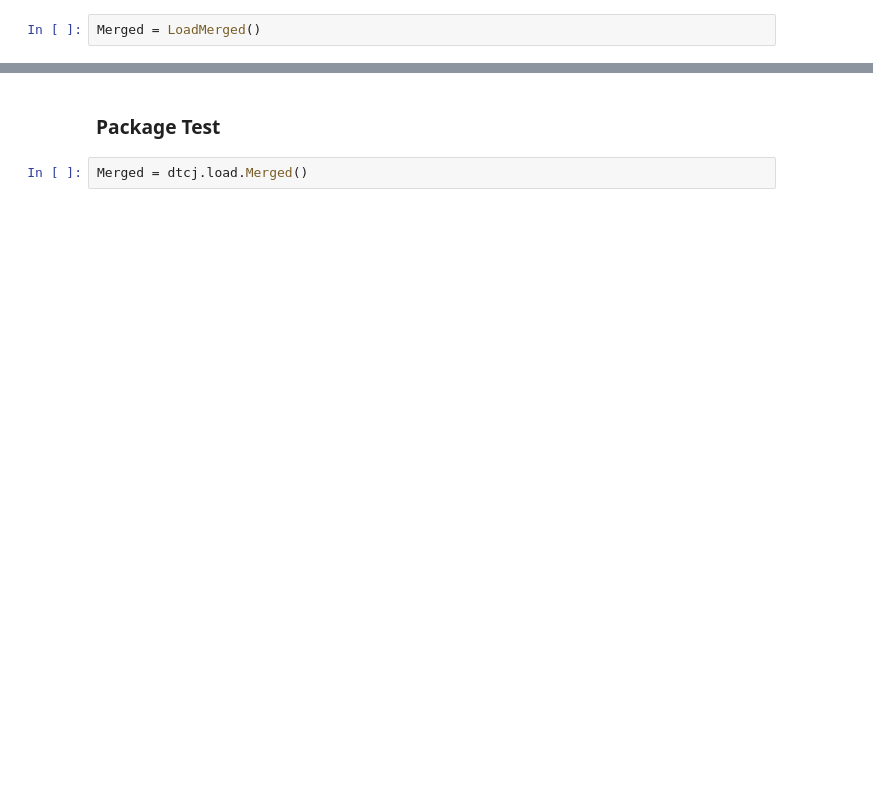
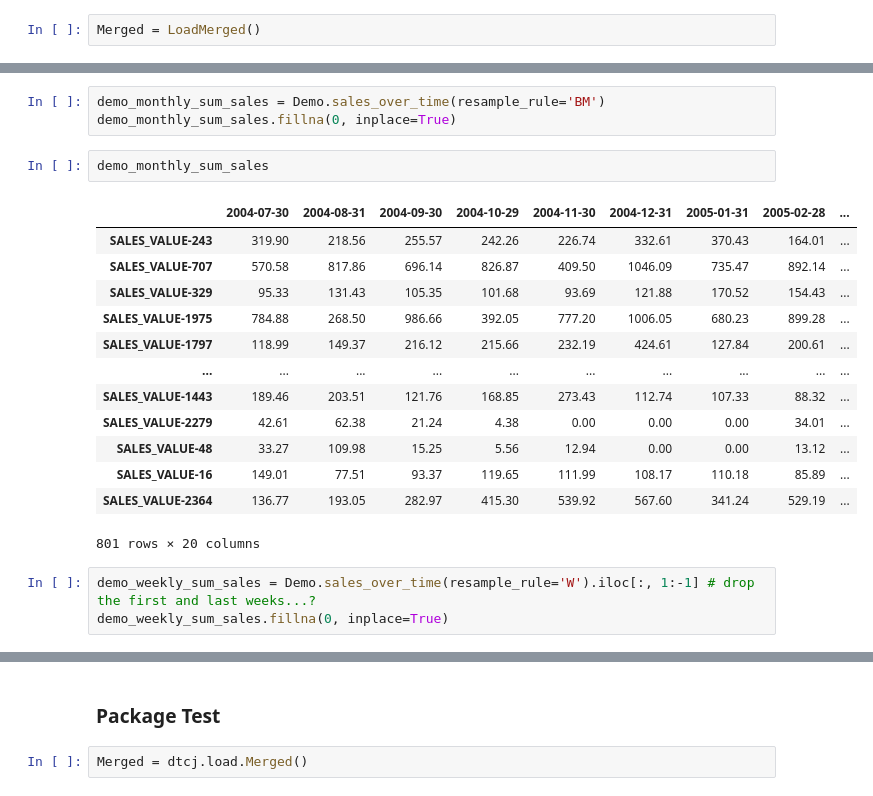
Before and after one commit to np1919/DTCJ, a Jupyter notebook: Developing matrices to model customer purchase behaviour over time.ipynb, the cells around one changed output, grey strips where cells are left out. Saved outputs shown, nothing was run; the diff lists cells and outputs as text; blank space fills up the shorter version.

```diff
--- a/Developing matrices to model customer purchase behaviour over time.ipynb
+++ b/Developing matrices to model customer purchase behaviour over time.ipynb
@@ -137 +198,23 @@ demo = demo_Merged.df
+# %%
+demo_monthly_sum_sales = Demo.sales_over_time(resample_rule='BM')
+demo_monthly_sum_sales.fillna(0, inplace=True)
+# %%
+demo_monthly_sum_sales
+# %% [output]
+|  | 2004-07-30 | 2004-08-31 | 2004-09-30 | 2004-10-29 | 2004-11-30 | 2004-12-31 | 2005-01-31 | 2005-02-28 | ... |
+| SALES_VALUE-243 | 319.90 | 218.56 | 255.57 | 242.26 | 226.74 | 332.61 | 370.43 | 164.01 | ... |
+| SALES_VALUE-707 | 570.58 | 817.86 | 696.14 | 826.87 | 409.50 | 1046.09 | 735.47 | 892.14 | ... |
+| SALES_VALUE-329 | 95.33 | 131.43 | 105.35 | 101.68 | 93.69 | 121.88 | 170.52 | 154.43 | ... |
+| SALES_VALUE-1975 | 784.88 | 268.50 | 986.66 | 392.05 | 777.20 | 1006.05 | 680.23 | 899.28 | ... |
+| SALES_VALUE-1797 | 118.99 | 149.37 | 216.12 | 215.66 | 232.19 | 424.61 | 127.84 | 200.61 | ... |
+| ... | ... | ... | ... | ... | ... | ... | ... | ... | ... |
+| SALES_VALUE-1443 | 189.46 | 203.51 | 121.76 | 168.85 | 273.43 | 112.74 | 107.33 | 88.32 | ... |
+| SALES_VALUE-2279 | 42.61 | 62.38 | 21.24 | 4.38 | 0.00 | 0.00 | 0.00 | 34.01 | ... |
+| SALES_VALUE-48 | 33.27 | 109.98 | 15.25 | 5.56 | 12.94 | 0.00 | 0.00 | 13.12 | ... |
+| SALES_VALUE-16 | 149.01 | 77.51 | 93.37 | 119.65 | 111.99 | 108.17 | 110.18 | 85.89 | ... |
+| SALES_VALUE-2364 | 136.77 | 193.05 | 282.97 | 415.30 | 539.92 | 567.60 | 341.24 | 529.19 | ... |
+801 rows × 20 columns
+# %%
+demo_weekly_sum_sales = Demo.sales_over_time(resample_rule='W').iloc[:, 1:-1] # drop the first and last weeks...?
+demo_weekly_sum_sales.fillna(0, inplace=True)
 # %%
```
Also changed, not shown: parts of 81 cells of this notebook.
